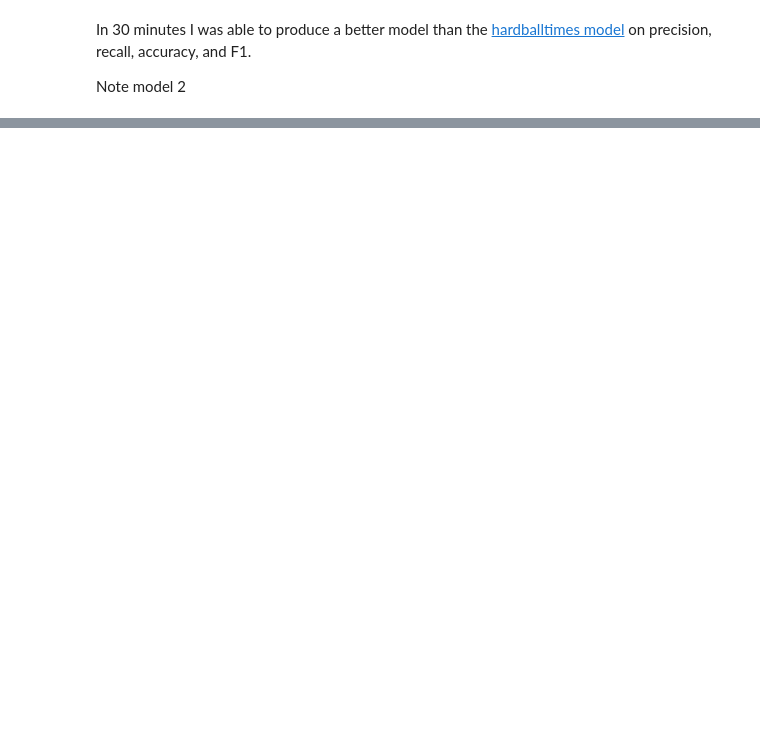
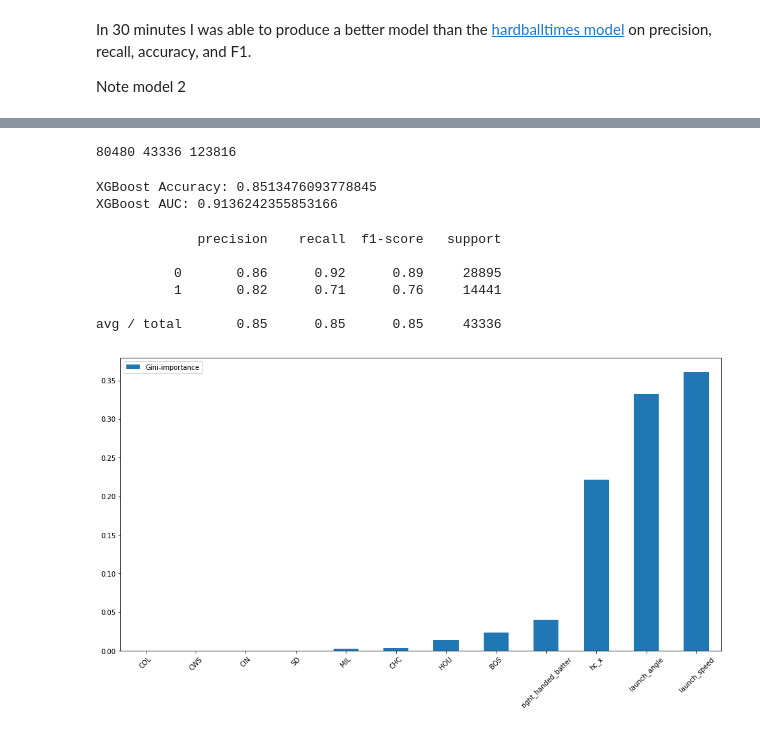
Before and after one commit to NKoenig06/statcast_data, a Jupyter notebook: predicting_a_hit.ipynb, the cells around one changed output, grey strips where cells are left out. Drawn from its saved outputs; the diff is of its cells as text; code cells hidden in the pictures; blank space fills up the shorter version.

Commit message:
included some additional models and created a more realistic model that ignores where the ball ended up landing on the y_plane

```diff
--- a/predicting_a_hit.ipynb
+++ b/predicting_a_hit.ipynb
@@ -152,0 +264,49 @@ Note model 2
+# %%
+train = train.drop(['hit_location','hc_y'],axis=1)
+# %%
+x_train = train.drop(['hit'],axis=1)
+y_train = train['hit']
+# %%
+from sklearn.model_selection import train_test_split
+X_train, X_test,y_train, y_test = train_test_split(x_train,y_train,test_size=.35, random_state=101)
+print (len(X_train), len(X_test), len(X_train)+ len(X_test))
+# %% [output]
+80480 43336 123816
+# %%
+from sklearn.metrics import roc_auc_score
+from sklearn.metrics import accuracy_score
+from xgboost import XGBClassifier
+
+xgb = XGBClassifier()
+xgb.fit(X_train,y_train)
+xgb_proba = xgb.predict_proba(X_test)
+# Predictions###############
+xgb_proba_2 = xgb_proba[:,1]
+xgb_pred = xgb.predict(X_test)
+
+print('XGBoost Accuracy:',accuracy_score(y_test, xgb_pred))
+print('XGBoost AUC:',roc_auc_score(y_test,xgb_proba_2))
+# %% [output]
+XGBoost Accuracy: 0.8513476093778845
+XGBoost AUC: 0.9136242355853166
+# %%
+from sklearn.metrics import classification_report
+print(classification_report(y_test,xgb_pred))
+# %% [output]
+             precision    recall  f1-score   support
+
+          0       0.86      0.92      0.89     28895
+          1       0.82      0.71      0.76     14441
+
+avg / total       0.85      0.85      0.85     43336
+# %%
+feats = {} # a dict to hold feature_name: feature_importance
+for feature, importance in zip(X_train.columns, xgb.feature_importances_):
+    feats[feature] = importance #add the name/value pair
+
+importances = pd.DataFrame.from_dict(feats, orient='index').rename(columns={0: 'Gini-importance'})
+from pylab import rcParams
+rcParams['figure.figsize']=16,8
+figure = importances.sort_values(by='Gini-importance').iloc[-12:,:].plot(kind='bar', rot=45)
+# %% [output]
+[figure, added]
```
Also changed, not shown: parts of 26 cells of this notebook, 1 other file.
